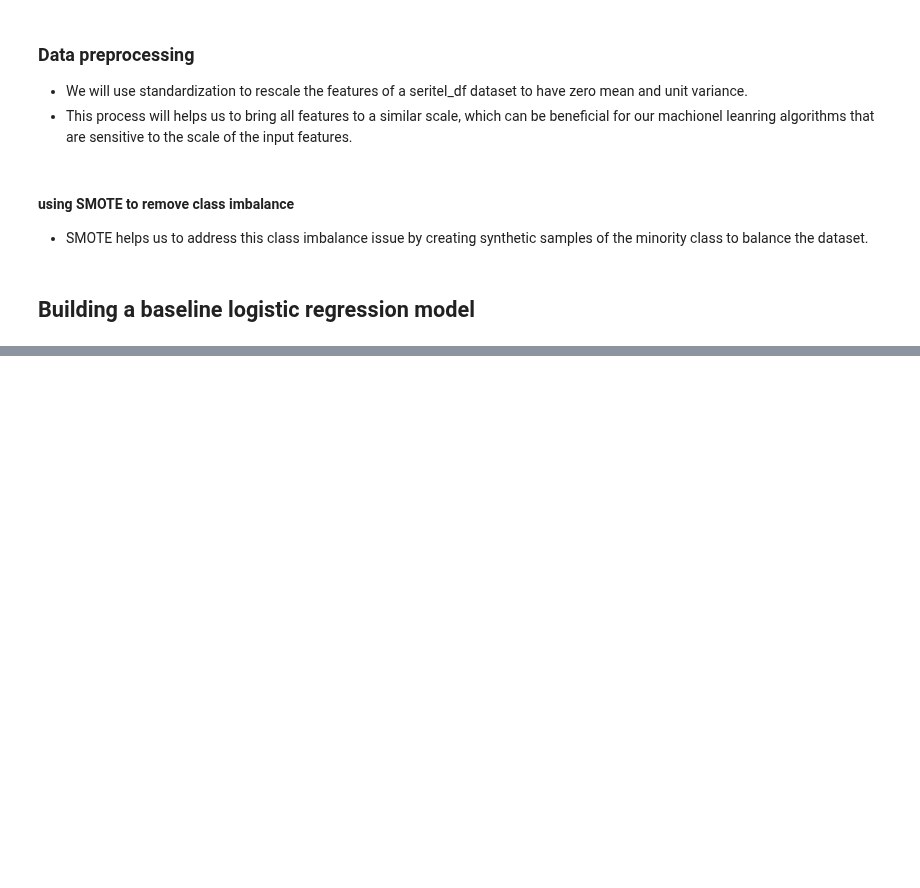
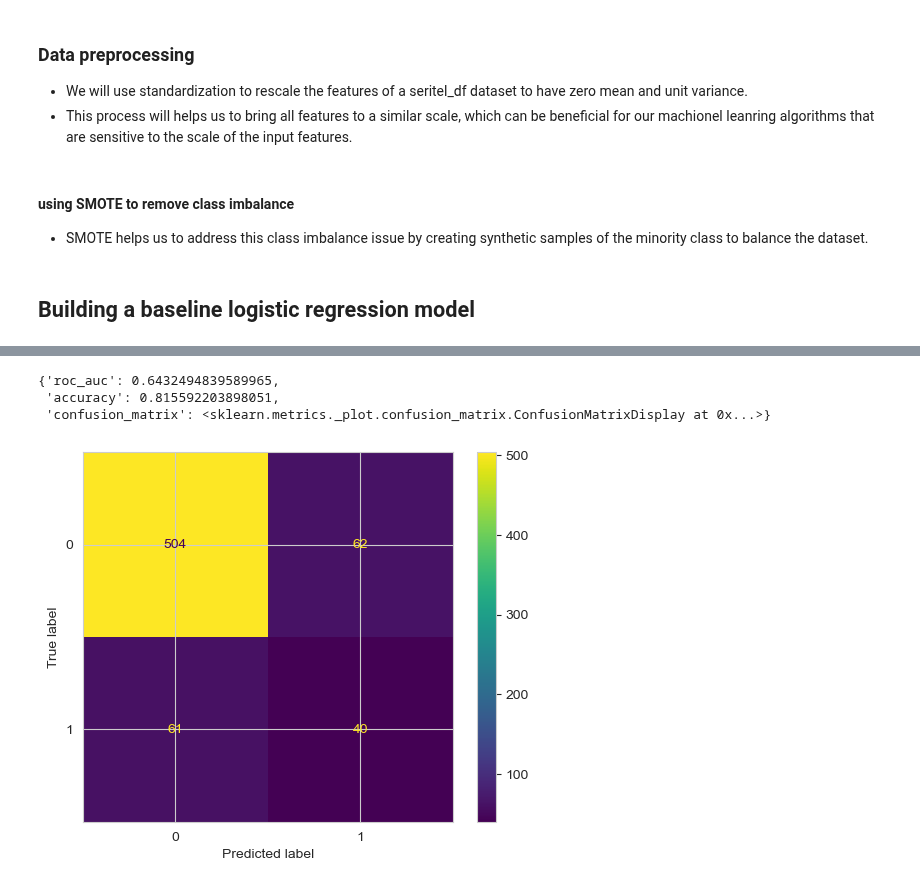
Before and after one commit to nelkemboi/dsc-phase-3-project-v2-3, a Jupyter notebook: customerchurn.ipynb, the cells around one changed output, grey strips where cells are left out. Drawn from its saved outputs; the diff is of its cells as text; code cells hidden in the pictures; blank space fills up the shorter version.

Commit message:
metric analysis commit

```diff
--- a/customerchurn.ipynb
+++ b/customerchurn.ipynb
@@ -465,15 +465,19 @@ logreg.fit(X_train_resampled, y_train_resampled)
 y_pred = logreg.predict(X_test)
 # %%
 # defining a function that calculates the metrics of logistic regression
-def evaluate_logistic_regression(y_test):
+
+def evaluate_logistic_regression(logreg, X_test, y_test):
+
     # Calculate evaluation metrics
-    precision = precision_score(y_test, y_pred)
-    recall = recall_score(y_test, y_pred)
+    roc_auc = roc_auc_score(y_test, y_pred)
+    cm = confusion_matrix(y_test, y_pred)
+    cm_display = ConfusionMatrixDisplay(confusion_matrix=cm).plot()
     accuracy = accuracy_score(y_test, y_pred)
-    f1 = f1_score(y_test, y_pred)
 
-    # Create confusion matrix
-    cm = confusion_matrix(y_test, y_pred)
-    print f'precision': {precision}, 'recall': {recall}, 'accuracy': {accuracy}, 'f1': {f1}, 'confusion matrix': {cm}'
-#cheking for the metrics
-evaluate_logistic_regression(y_test)
+    # Return results
+    results = {
+        'roc_auc': roc_auc,
+        'accuracy': accuracy,
+        'confusion_matrix': cm_display
+    }
+    return results
@@ -481,0 +507,8 @@ SyntaxError: Missing parentheses in call to 'print'. Did you mean print(f'precis
+# %%
+#checking the metric of baseline model and draw confusion matrix using above function
+evaluate_logistic_regression(logreg, X_test,y_test)
+# %% [output]
+{'roc_auc': 0.6432494839589965,
+ 'accuracy': 0.815592203898051,
+ 'confusion_matrix': <sklearn.metrics._plot.confusion_matrix.ConfusionMatrixDisplay at 0x...>}
+[figure, added]
```
Also changed, not shown: parts of 4 cells of this notebook.
